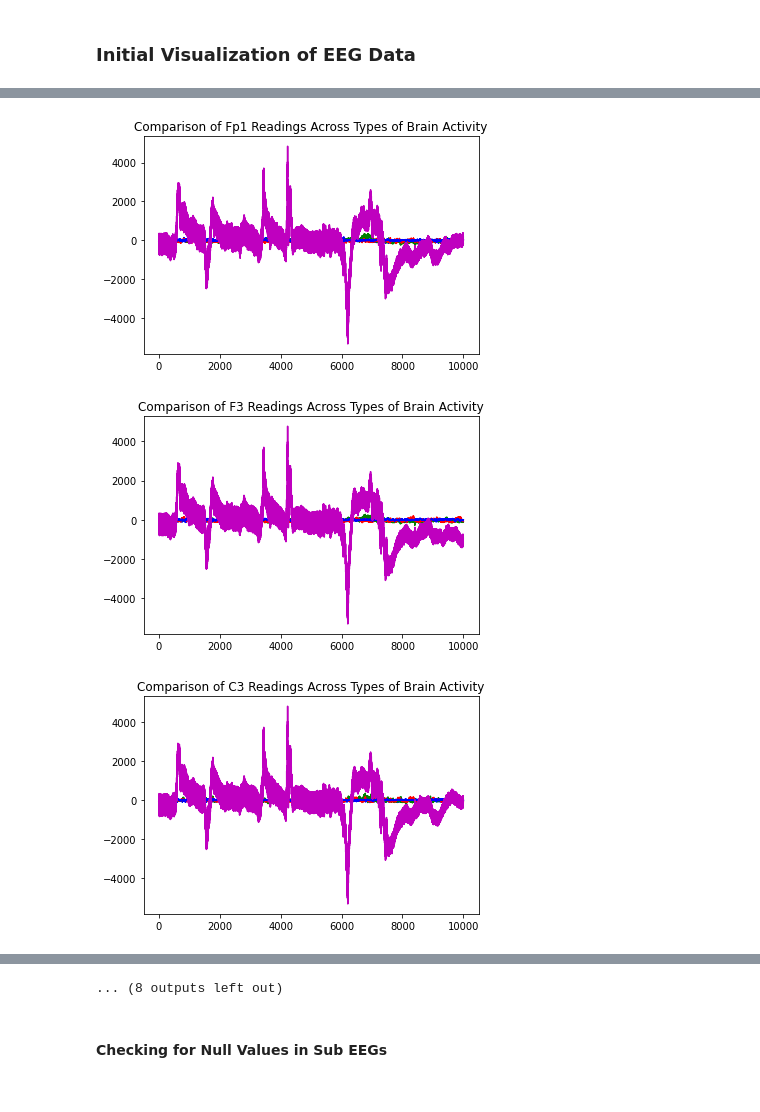
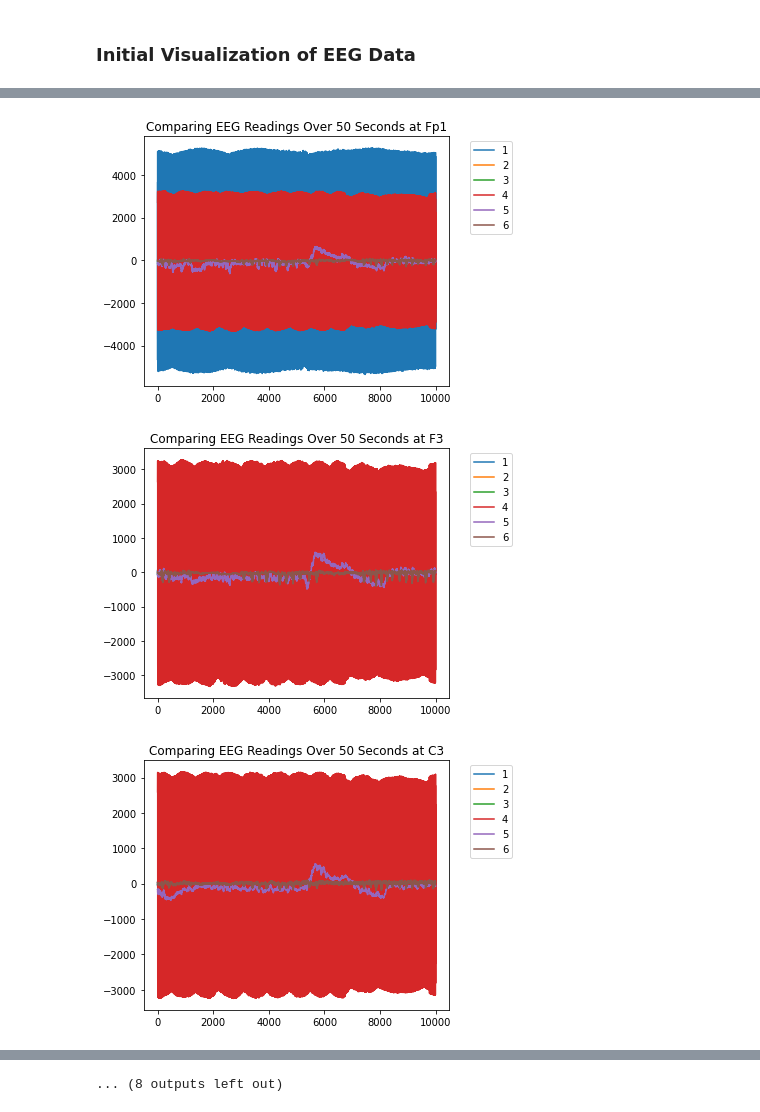
Before and after one commit to ClaytonWhitteberry/DATA4380, a Jupyter notebook: projects/Tabular/Data Cleaning Tabular Dataset.ipynb, the cells around one changed output, grey strips where cells are left out. Drawn from its saved outputs; the diff is of its cells as text; code cells hidden in the pictures.

```diff
--- a/projects/Tabular/Data Cleaning Tabular Dataset.ipynb
+++ b/projects/Tabular/Data Cleaning Tabular Dataset.ipynb
@@ -557,9 +691,9 @@ seizure_eeg5 = pd.read_parquet('train_eegs/4133663113.parquet', engine = 'pyarro
 # %%
-seizure_sub1 = seizure_eeg1.iloc[4800:14800].reset_index()
-seizure_sub2 = seizure_eeg2.iloc[18000:28000].reset_index()
-seizure_sub3 = seizure_eeg3.iloc[22000:32000].reset_index()
-seizure_sub4 = seizure_eeg4.iloc[14400:24400].reset_index()
-seizure_sub5 = seizure_eeg5.iloc[5200:15200].reset_index()
+seizure_sub1 = seizure_eeg1.reset_index()
+seizure_sub2 = seizure_eeg2.iloc[12000:22000].reset_index()
+seizure_sub3 = seizure_eeg3.iloc[7200:17200].reset_index()
+seizure_sub4 = seizure_eeg4.reset_index()
+seizure_sub5 = seizure_eeg5.iloc[6800:16800].reset_index()
 # %%
 seizure_sub1 = seizure_sub1.drop(columns = 'index')
 seizure_sub2 = seizure_sub2.drop(columns = 'index')
@@ -568,0 +712,12 @@ seizure_sub5 = seizure_sub5.drop(columns = 'index')
+# %%
+sub_list = [other_sub1, other_sub2, other_sub3, other_sub4, other_sub5, lpd_sub1, lpd_sub2,
+           lpd_sub3, lpd_sub4, lpd_sub5, gpd_sub1, gpd_sub2, gpd_sub3, gpd_sub4, gpd_sub5,
+           lrda_sub1, lrda_sub2, lrda_sub3, lrda_sub4, lrda_sub5, grda_sub1, grda_sub2,
+           grda_sub3, grda_sub4, grda_sub5, seizure_sub1, seizure_sub2, seizure_sub3,
+           seizure_sub4, seizure_sub5]
+# %%
+count = 0
+for eeg in sub_list:
+    print(pd.isnull(eeg).sum())
+    count += 1
+    print(count)
@@ -597,9 +751,0 @@ lpd_sub1
-# %%
-def time_series_comparison(other, lpd, gpd, lrda, grda, seizure):
-    plt.plot(other, color = 'b')
-    plt.plot(lpd, color = 'g')
-    plt.plot(gpd, color = 'r')
-    plt.plot(lrda, color = 'b')
-    plt.plot(seizure, color = 'm')
-    plt.title('Comparison of {} Readings Across Types of Brain Activity'.format(col))
-    plt.show()
@@ -606,7 +763,7 @@ def time_series_comparison(other, lpd, gpd, lrda, grda, seizure):
 # %%
 for col in test_eeg.columns:
-    time_series_comparison(other_sub2[col], lpd_sub2[col], gpd_sub2[col], lrda_sub2[col], grda_sub2[col], seizure_sub2[col])
+    time_series_comparison([other_sub1, lpd_sub1, gpd_sub1, lrda_sub1, grda_sub1, seizure_sub1], col)
 # %% [output]
-[figure, old version]
+[figure, new version]
-[figure, old version]
+[figure, new version]
-[figure, old version]
+[figure, new version]
@@ -622,3 +779 @@ for col in test_eeg.columns:
 ... (8 outputs left out)
-# %% [markdown]
-#### Checking for Null Values in Sub EEGs
```
Also changed, not shown: parts of 67 cells of this notebook, 1 other file.
